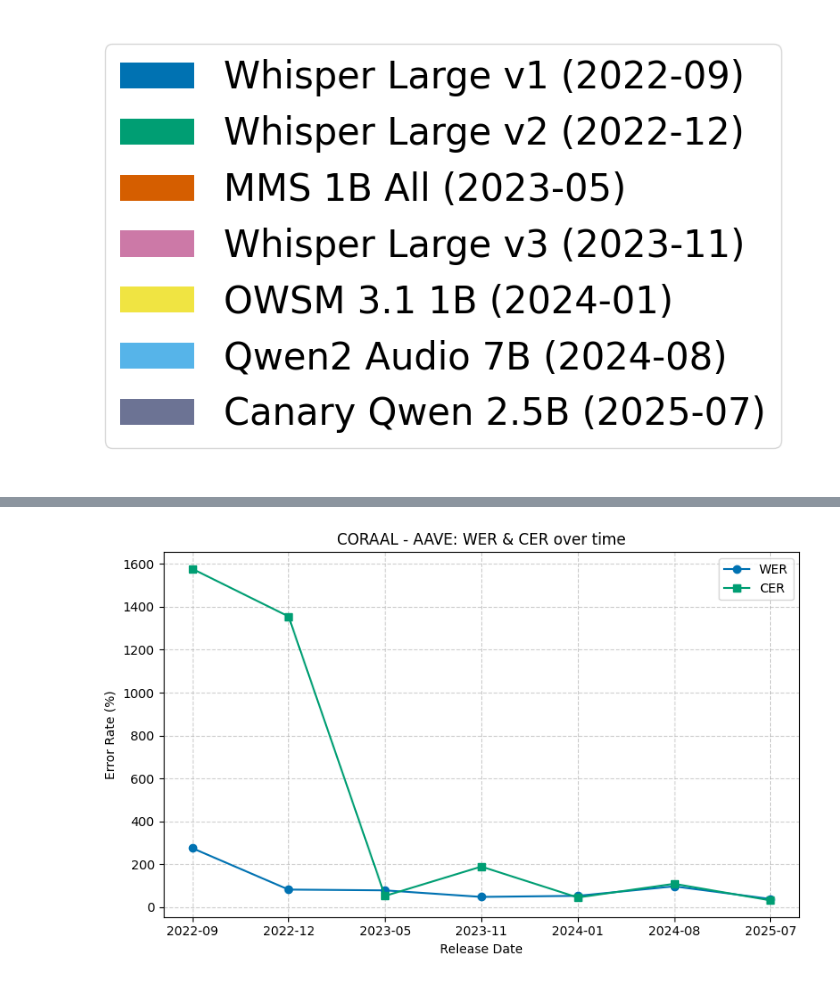
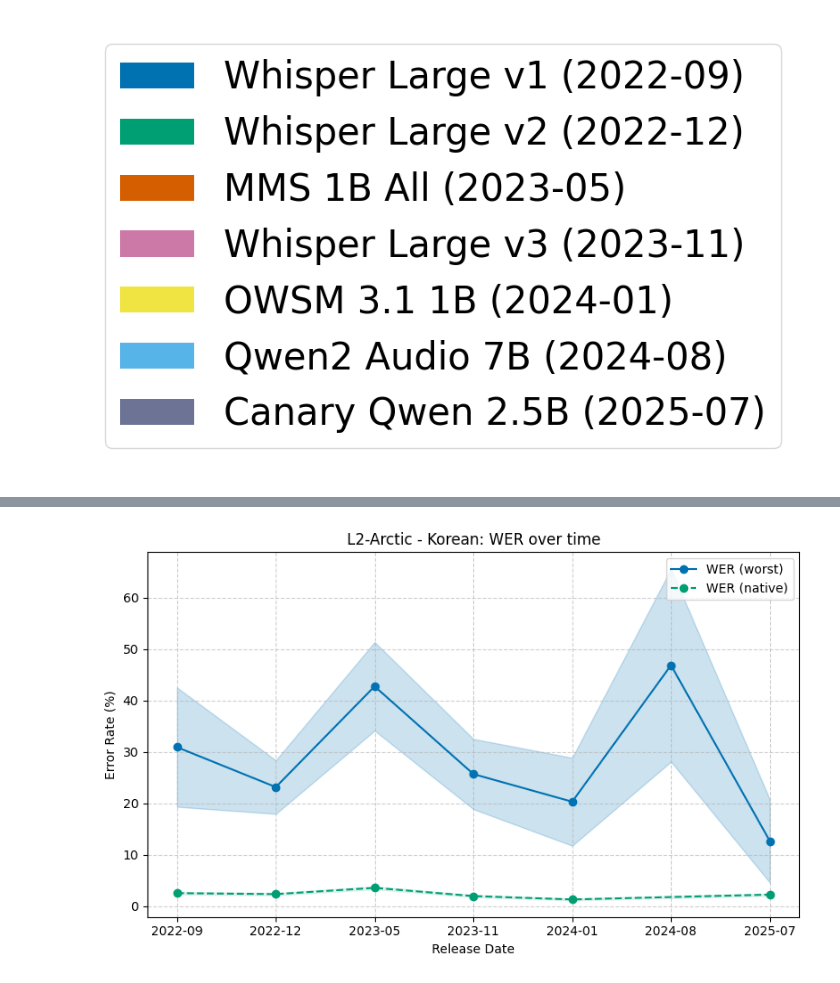
Before and after one commit to KoelLabs/ML, a Jupyter notebook: notebooks/Eval/ASR_eval.ipynb, the cells around one changed output, grey strips where cells are left out. Drawn from its saved outputs; the diff is of its cells as text; code cells hidden in the pictures.

Commit message:
add error margins to line plots

```diff
--- a/notebooks/Eval/ASR_eval.ipynb
+++ b/notebooks/Eval/ASR_eval.ipynb
@@ -277,13 +277,29 @@ plt.show()
 # %% [output]
 [figure]
 # %%
+WER_COLOR = colors[0]
+WER_NATIVE_COLOR = colors[1]
+CER_COLOR = colors[2]
+CER_NATIVE_COLOR = colors[3]
+INCLUDE_CER = False
+REQUIRE_NATIVE = True
+# ERROR_METRIC = 'std'
+ERROR_METRIC = 'sem'
+FALLBACK_L1_DATASET = {
+    'L2-Arctic': 'L1-Arctic'
+}
+
 for dataset, df_d in results.groupby('dataset'):
-    print(f"\n=== Dataset: {dataset} ===")
+    # Determine native language
+    native_lang = set(df_d['native_language']).intersection(['USA', 'Southern English', 'English'])
+    native_lang = native_lang.pop() if len(native_lang) > 0 else None
+    if native_lang is None and dataset in FALLBACK_L1_DATASET:
+        native_lang = 'USA'
+        df_d = pd.concat([df_d, results[(results['dataset'] == FALLBACK_L1_DATASET[dataset]) & (results['native_language'] == native_lang)]]) # type: ignore
 
+    # Compute regression (max diff of newer_model_wer - older_model_wer)
     regressions = []
     res = []
-
-    # Compute regression (max diff of newer_model_wer - older_model_wer)
     for lang, df_lang in df_d.groupby('native_language'):
         df_lang_sorted = (
             df_lang.groupby(['model', 'release_date'])
@@ -314,12 +330,14 @@ for dataset, df_d in results.groupby('dataset'):
 
     # Convert to DataFrame and print
     reg_df = pd.DataFrame(res)
-    print(reg_df)
+
+    top_lang = reg_df.loc[reg_df['max_regression'].idxmax(), 'native_language']
+    if REQUIRE_NATIVE and not (native_lang and native_lang != top_lang):
+        continue
 
     # Print overall stats
-    top_lang = reg_df.loc[reg_df['max_regression'].idxmax(), 'native_language']
-    native_lang = set(df_d['native_language']).intersection(['USA', 'Northern English', 'English'])
-    native_lang = native_lang.pop() if len(native_lang) > 0 else None
+    print(f"\n=== Dataset: {dataset} ===")
+    print(reg_df)
     print(f"\nMax regression ({top_lang}): {reg_df['max_regression'].max() * 100:.2f}%")
     if native_lang and native_lang != top_lang:
         print(f"\nNative regression ({native_lang}): {reg_df[reg_df['native_language'] == native_lang]['max_regression'].to_list()[0] * 100:.2f}%")
@@ -330,30 +348,61 @@ for dataset, df_d in results.groupby('dataset'):
     df_plot = (
         df_d[df_d['native_language'] == top_lang]
         .groupby(['release_date', 'model'])
-        .agg({'wer': 'mean', 'cer': 'mean'})
+        .agg({'wer': ['mean', ERROR_METRIC], 'cer': ['mean', ERROR_METRIC]}) # type: ignore
         .reset_index()
-        .sort_values('release_date')
     )
+    df_plot.columns = ['release_date', 'model', 'wer_mean', 'wer_std', 'cer_mean', 'cer_std']
+    df_plot = df_plot.sort_values('release_date')
 
     # Also plot the native dialect if present in the dataset
     if native_lang and native_lang != top_lang:
         df_native_plot = (
-            df_d[df_d['native_language'] == native_lang].groupby(['release_date', 'model'])
-            .agg({'wer': 'mean', 'cer': 'mean'})
+            df_d[df_d['native_language'] == native_lang]
+            .groupby(['release_date', 'model'])
+            .agg({'wer': ['mean', ERROR_METRIC], 'cer': ['mean', ERROR_METRIC]})
             .reset_index()
-            .sort_values('release_date')
         )
+        df_native_plot.columns = ['release_date', 'model', 'wer_mean', 'wer_std', 'cer_mean', 'cer_std']
+        df_native_plot = df_native_plot.sort_values('release_date')
     else:
         df_native_plot = None
 
     plt.figure(figsize=(8, 5))
-    wer_line, = plt.plot(df_plot['release_date'], df_plot['wer'] * 100, marker='o', label='WER')
-    cer_line, = plt.plot(df_plot['release_date'], df_plot['cer'] * 100, marker='s', label='CER')
+    wer_line, = plt.plot(df_plot['release_date'], df_plot['wer_mean'] * 100, '-o', color=WER_COLOR, label='WER (worst)')
+    plt.fill_between(
+        df_plot['release_date'],
+        (df_plot['wer_mean'] - df_plot['wer_std']) * 100, # type: ignore
+        (df_plot['wer_mean'] + df_plot['wer_std']) * 100, # type: ignore
+        color=wer_line.get_color(), alpha=0.2
+    )
+    if INCLUDE_CER:
+        cer_line, = plt.plot(df_plot['release_date'], df_plot['cer_mean'] * 100, '-s', color=CER_COLOR, label='CER (worst)')
+        plt.fill_between(
+            df_plot['release_date'],
+            (df_plot['cer_mean'] - df_plot['cer_std']) * 100, # type: ignore
+            (df_plot['cer_mean'] + df_plot['cer_std']) * 100, # type: ignore
+            color=cer_line.get_color(), alpha=0.2
+        )
     if df_native_plot is not None:
-        plt.plot(df_native_plot['release_date'], df_native_plot['wer'] * 100, '--', color=wer_line.get_color(), marker=wer_line.get_marker(), label='WER (native)')
-        plt.plot(df_native_plot['release_date'], df_native_plot['cer'] * 100, '--', color=cer_line.get_color(), marker=cer_line.get_marker(), label='CER (native)')
+        wer_line, = plt.plot(df_native_plot['release_date'], df_native_plot['wer_mean'] * 100, '--o',
+             color=WER_NATIVE_COLOR, label='WER (native)')
+        plt.fill_between(
+            df_native_plot['release_date'],
+            (df_native_plot['wer_mean'] - df_native_plot['wer_std']) * 100, # type: ignore
+            (df_native_plot['wer_mean'] + df_native_plot['wer_std']) * 100, # type: ignore
+            color=wer_line.get_color(), alpha=0.1
+        )
+        if INCLUDE_CER:
+            cer_line, = plt.plot(df_native_plot['release_date'], df_native_plot['cer_mean'] * 100, '--s',
+                    color=CER_NATIVE_COLOR, label='CER (native)')
+            plt.fill_between(
+                df_native_plot['release_date'],
+                (df_native_plot['cer_mean'] - df_native_plot['cer_std']) * 100, # type: ignore
+                (df_native_plot['cer_mean'] + df_native_plot['cer_std']) * 100, # type: ignore
+                color=cer_line.get_color(), alpha=0.1
+            )
 
-    plt.title(f"{dataset} - {top_lang}: WER & CER over time")
+    plt.title(f"{dataset} - {top_lang}: WER{' & CER ' if INCLUDE_CER else ' '}over time")
     plt.xlabel("Release Date")
     plt.ylabel("Error Rate (%)")
     plt.legend()
@@ -379 +448 @@ Average max regression (all languages): 49.17%
-[figure, old version]
+[figure, new version]
```
Also changed, not shown: parts of 1 cell of this notebook.
